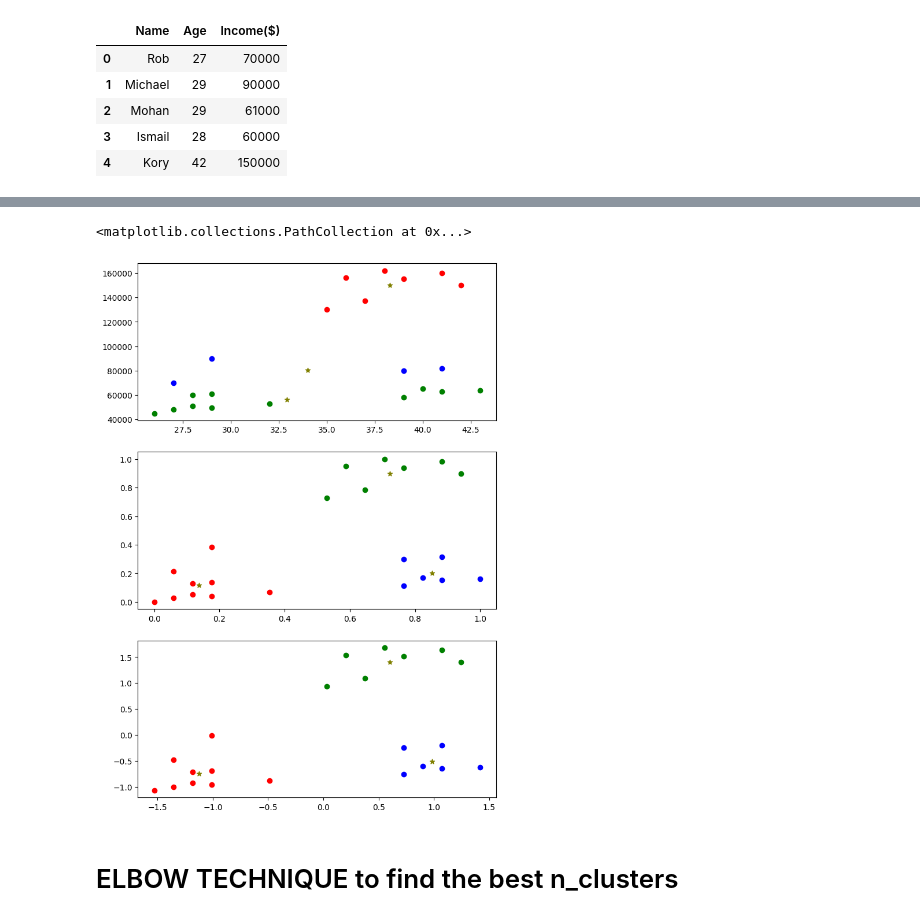
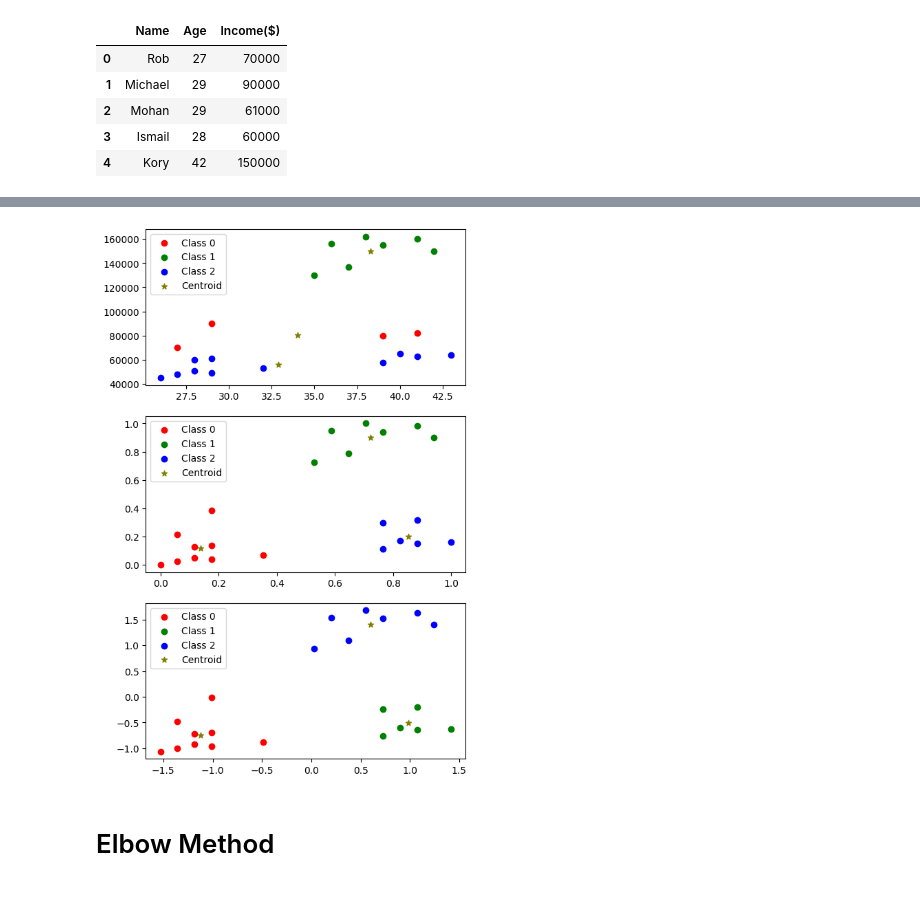
Before and after one commit to manhtdxxx/learn-ML, a Jupyter notebook: 02 - Machine Learning/09. K-means Clustering.ipynb, the cells around one changed output, grey strips where cells are left out. Saved outputs shown, nothing was run; the diff lists cells and outputs as text; code cells hidden in the pictures.

```diff
--- a/02 - Machine Learning/09. K-means Clustering.ipynb
+++ b/02 - Machine Learning/09. K-means Clustering.ipynb
@@ -40 +35,3 @@ df1.head()
+# %%
+df_standardized = df.copy()
 # %%
@@ -87,8 +70,8 @@ sub2.scatter(df2.Age,df['Income($)'])
 # %%
-km = KMeans(n_clusters=3)
-km1 = KMeans(n_clusters=3)
-km2 = KMeans(n_clusters=3)
+km_std = KMeans(n_clusters=3)
 
-cluster = km.fit_predict(df[['Age','Income($)']])
-cluster1 = km1.fit_predict(df1[['Age','Income($)']])
-cluster2 = km2.fit_predict(df2[['Age','Income($)']])
+cluster_std = km_std.fit_predict(df_standardized[['Age','Income($)']])
+
+centroid_std = km_std.cluster_centers_
+
+centroid_std, cluster_std
@@ -145,33 +92,28 @@ df_0 = df[df.cluster==0]
 df_1 = df[df.cluster==1]
 df_2 = df[df.cluster==2]
 
-df1_0 = df1[df1.cluster==0]
-df1_1 = df1[df1.cluster==1]
-df1_2 = df1[df1.cluster==2]
+df_normalized_0 = df_normalized[df_normalized.cluster==0]
+df_normalized_1 = df_normalized[df_normalized.cluster==1]
+df_normalized_2 = df_normalized[df_normalized.cluster==2]
 
-df2_0 = df2[df2.cluster==0]
-df2_1 = df2[df2.cluster==1]
-df2_2 = df2[df2.cluster==2]
+df_standardized_0 = df_standardized[df_standardized.cluster==0]
+df_standardized_1 = df_standardized[df_standardized.cluster==1]
+df_standardized_2 = df_standardized[df_standardized.cluster==2]
-# %%
-fig1, (sub,sub1,sub2) = plt.subplots(nrows=3,figsize=(8,12))
-
-sub.scatter(df_0.Age,df_0['Income($)'],color='green',label=0)
-sub.scatter(df_1.Age,df_1['Income($)'],color='red',label=1)
-sub.scatter(df_2.Age,df_2['Income($)'],color='blue',label=2)
-sub.scatter(km.cluster_centers_[:,0],km.cluster_centers_[:,1],color='olive',marker='*',label='centroid')
-
-sub1.scatter(df1_0.Age,df1_0['Income($)'],color='green',label=0)
-sub1.scatter(df1_1.Age,df1_1['Income($)'],color='red',label=1)
-sub1.scatter(df1_2.Age,df1_2['Income($)'],color='blue',label=2)
-sub1.scatter(km1.cluster_centers_[:,0],km1.cluster_centers_[:,1],color='olive',marker='*',label='centroid')
-
-sub2.scatter(df2_0.Age,df2_0['Income($)'],color='green',label=0)
-sub2.scatter(df2_1.Age,df2_1['Income($)'],color='red',label=1)
-sub2.scatter(df2_2.Age,df2_2['Income($)'],color='blue',label=2)
-sub2.scatter(km2.cluster_centers_[:,0],km2.cluster_centers_[:,1],color='olive',marker='*',label='centroid')
-# %% [output]
-<matplotlib.collections.PathCollection at 0x...>
-[figure, removed]
+# %%
+fig, (sub, sub1, sub2) = plt.subplots(nrows=3, figsize=(6, 10))
+
+subplots = [(sub, df_0, df_1, df_2, centroid),
+            (sub1, df_normalized_0, df_normalized_1, df_normalized_2, centroid_nor),
+            (sub2, df_standardized_0, df_standardized_1, df_standardized_2, centroid_std)]
+
+for subplot, df0, df1, df2, centroid in subplots:
+    subplot.scatter(df0.Age, df0['Income($)'], color='red', label='Class 0')
+    subplot.scatter(df1.Age, df1['Income($)'], color='green', label='Class 1')
+    subplot.scatter(df2.Age, df2['Income($)'], color='blue', label='Class 2')
+    subplot.scatter(centroid[:, 0], centroid[:, 1], color='olive', marker='*', label='Centroid')
+    subplot.legend()
+# %% [output]
+[figure, added]
 # %% [markdown]
-# ELBOW TECHNIQUE to find the best n_clusters
+# Elbow Method
 # %%
```
Also changed, not shown: parts of 20 cells of this notebook, 11 other files.
